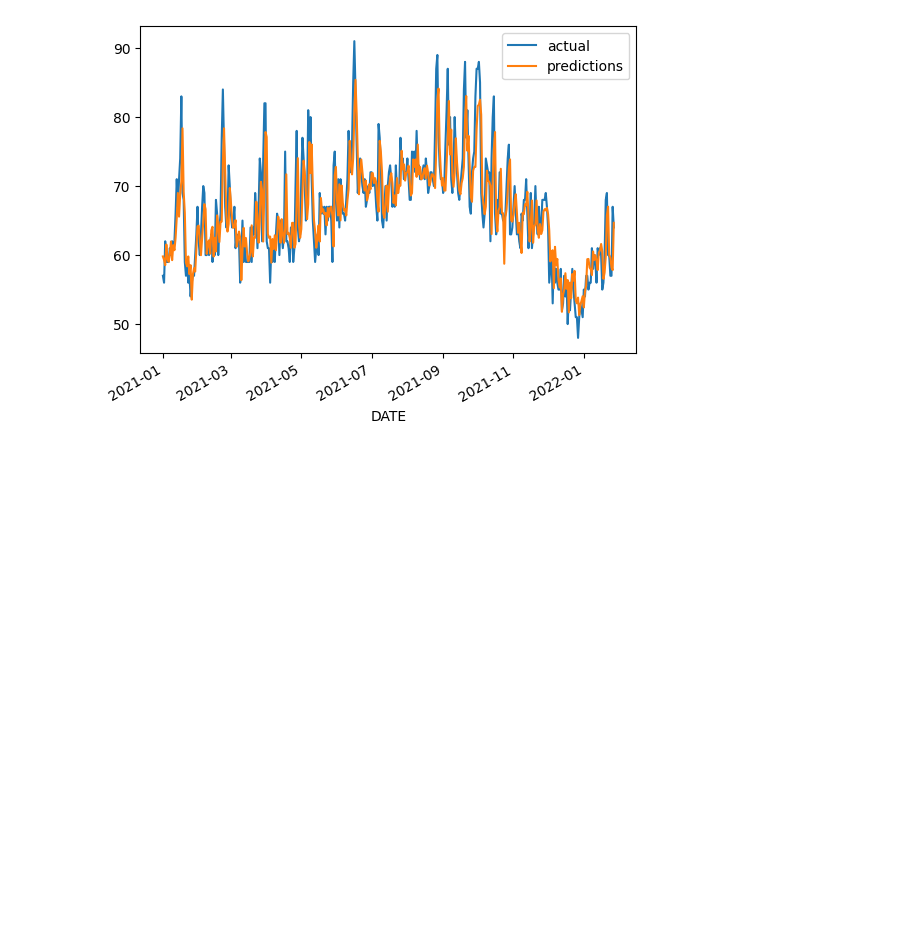
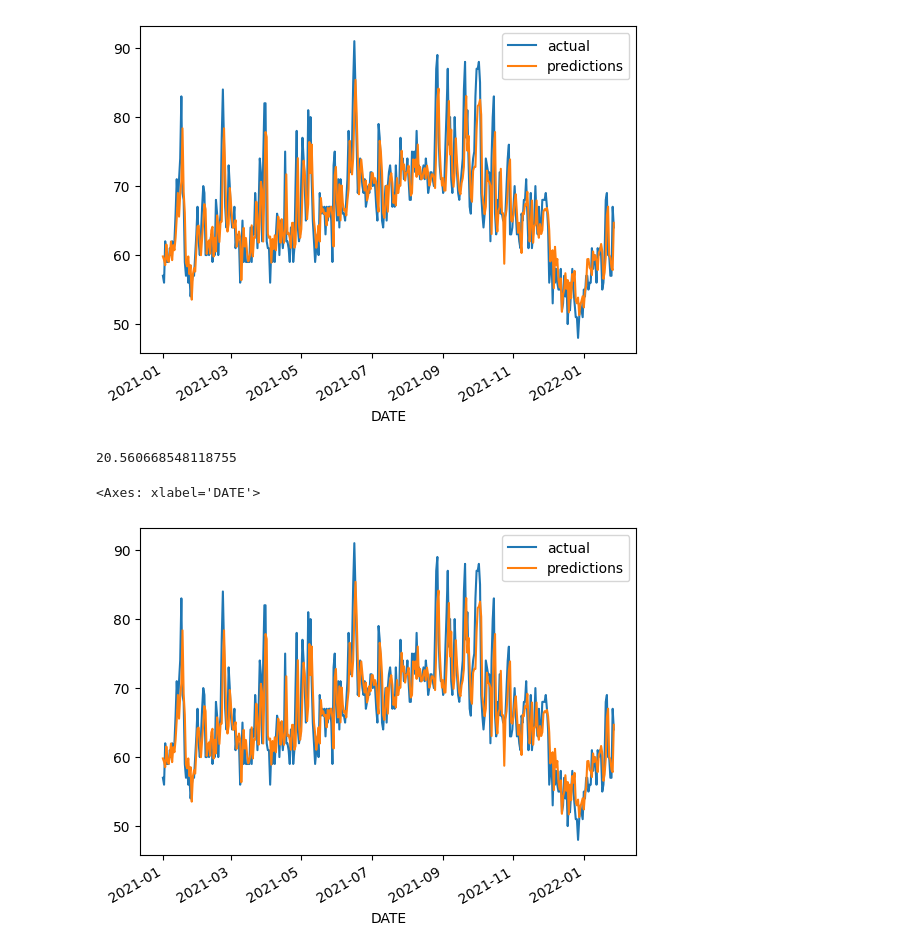
Before and after one commit to Ayushcoder1/projects, a Jupyter notebook: weather predictor/weather.ipynb, the cells around one changed output. Saved outputs shown, nothing was run; the diff lists cells and outputs as text; code cells hidden in the pictures; blank space fills up the shorter version.

```diff
--- a/weather predictor/weather.ipynb
+++ b/weather predictor/weather.ipynb
@@ -125,7 +111,7 @@ imp_data
 # %%
 from sklearn.linear_model import Ridge
 
-reg = Ridge(alpha=.1)
+reg = Ridge(alpha=0.1)
 predictors = ["PRCP", "TMAX", "TMIN"]
 train = imp_data.loc[:"2020-12-31"]
 test = imp_data.loc["2021-01-01":]
@@ -145,9 +130,7 @@ combined.plot()
 <Axes: xlabel='DATE'>
 [figure]
 # %%
-def predict(predictors, imp_data, reg):
-    train = imp_data.loc[:"2020-12-31"]
-    test = imp_data.loc["2021-01-01":]
+def predict(predictors, train, test, reg):
 
     reg.fit(train[predictors], train["target"])
     predictions = reg.predict(test[predictors])
@@ -157,3 +140,11 @@ def predict(predictors, imp_data, reg):
     combined = pd.concat([test["target"], pd.Series(predictions, index=test.index)], axis=1)
     combined.columns = ["actual", "predictions"]
     return error, combined
+# %%
+error, combined = predict(predictors, train, test, reg)
+print(error)
+combined.plot()
+# %% [output]
+20.560668548118755
+<Axes: xlabel='DATE'>
+[figure, added]
```
Also changed, not shown: parts of 10 cells of this notebook.
